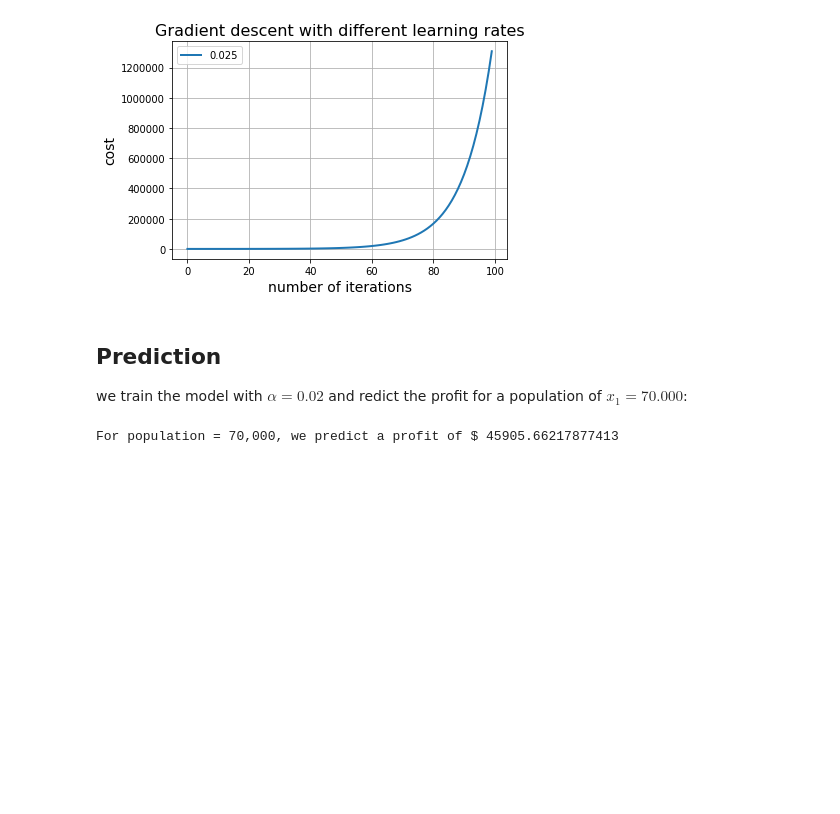
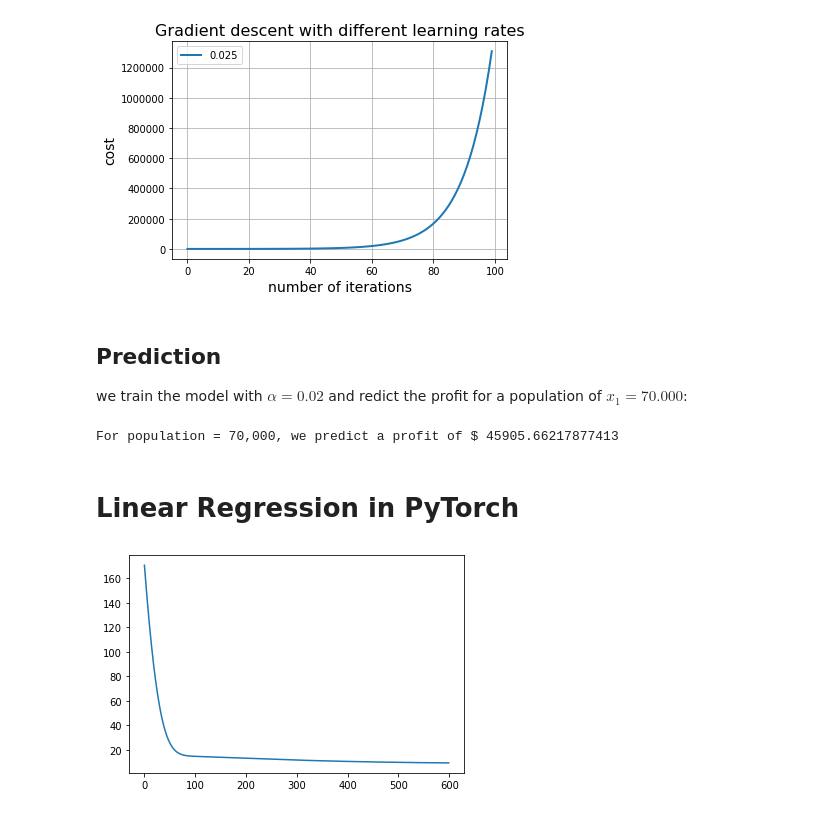
Before and after one commit to thomd/deep-learning-notes, a Jupyter notebook: linear-regression.ipynb, the cells around one changed output. Saved outputs shown, nothing was run; the diff lists cells and outputs as text; code cells hidden in the pictures; blank space fills up the shorter version.

Commit message:
linear regression in pytorch

```diff
--- a/linear-regression.ipynb
+++ b/linear-regression.ipynb
@@ -170,3 +170,5 @@ prediction = test_example @ theta                                # use the train
 print('For population = 70,000, we predict a profit of $', prediction.item() * 10000);
 # %% [output]
 For population = 70,000, we predict a profit of $ 45905.66217877413
+# %% [markdown]
+# Linear Regression in PyTorch
@@ -172,0 +179,21 @@ For population = 70,000, we predict a profit of $ 45905.66217877413
+# %%
+X_tensor, Y_tensor = torch.from_numpy(X), torch.from_numpy(Y)
+X_tensor, Y_tensor = X_tensor.type(torch.float), Y_tensor.type(torch.float)
+# %%
+model = nn.Linear(in_features = 2, out_features = 1)
+criterion = nn.MSELoss()
+optimizer = optim.Adam(model.parameters(), lr = 0.02)
+# %%
+epochs = 600
+losses = []
+for _ in range(1, epochs + 1):
+    optimizer.zero_grad()
+    output = model(X_tensor)
+    loss = criterion(output, Y_tensor)
+    loss.backward()
+    optimizer.step()
+    losses.append(loss)
+# %%
+plt.plot(losses);
+# %% [output]
+[figure, added]
```
Also changed, not shown: parts of 2 cells of this notebook.
